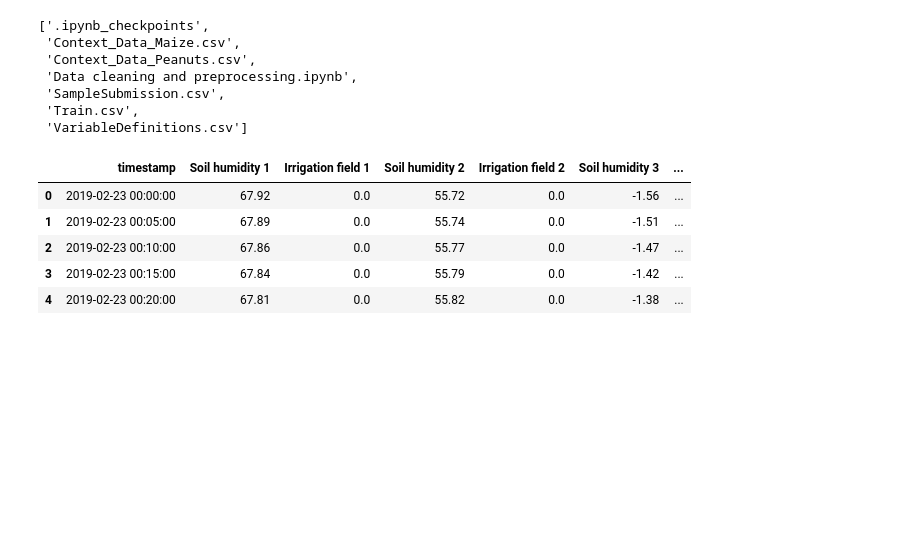
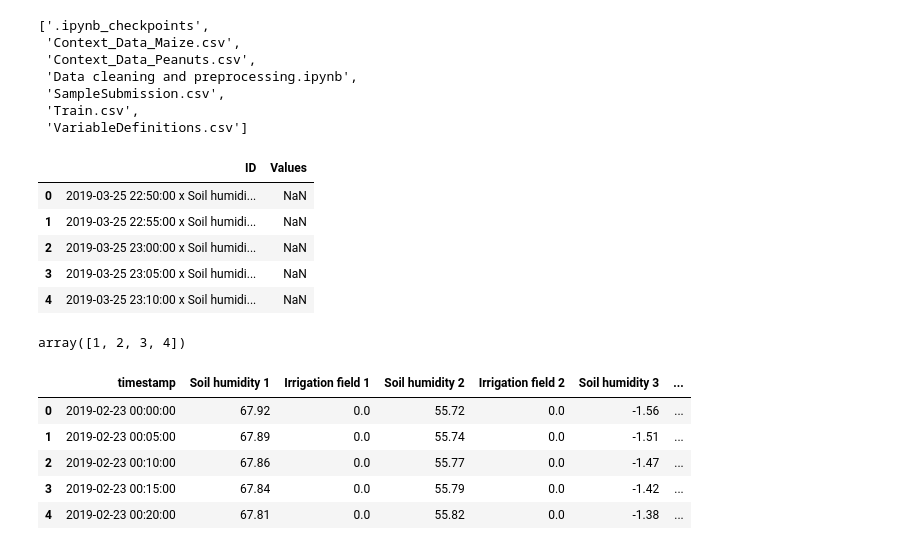
Before and after one commit to elishatofunmi/Neural_networks, a Jupyter notebook: Wazihub soil moisture/Data cleaning and preprocessing.ipynb, the cells around one changed output. Cells and saved outputs as stored; diff of their text form; code cells hidden in the pictures; blank space fills up the shorter version.

```diff
--- a/Wazihub soil moisture/Data cleaning and preprocessing.ipynb
+++ b/Wazihub soil moisture/Data cleaning and preprocessing.ipynb
@@ -13,6 +13,33 @@ os.listdir()
  'SampleSubmission.csv',
  'Train.csv',
  'VariableDefinitions.csv']
+# %%
+sample = pd.read_csv('SampleSubmission.csv')
+sample.head()
+# %% [output]
+|  | ID | Values |
+| 0 | 2019-03-25 22:50:00 x Soil humidi... | NaN |
+| 1 | 2019-03-25 22:55:00 x Soil humidi... | NaN |
+| 2 | 2019-03-25 23:00:00 x Soil humidi... | NaN |
+| 3 | 2019-03-25 23:05:00 x Soil humidi... | NaN |
+| 4 | 2019-03-25 23:10:00 x Soil humidi... | NaN |
+# %%
+l = []
+for k in sample['ID']:
+    if 'Soil humidity 2' in k:
+        l.append(2)
+    elif 'Soil humidity 3' in k:
+        l.append(3)
+    elif 'Soil humidity 1' in k:
+        l.append(1)
+    elif 'Soil humidity 4' in k:
+        l.append(4)
+    else:
+        pass
+
+np.unique(np.array(l))
+# %% [output]
+array([1, 2, 3, 4])
 # %%
 train_data = pd.read_csv('Train.csv')
 maize_data = pd.read_csv('Context_Data_Maize.csv')
```
Also changed, not shown: parts of 2 cells of this notebook.
